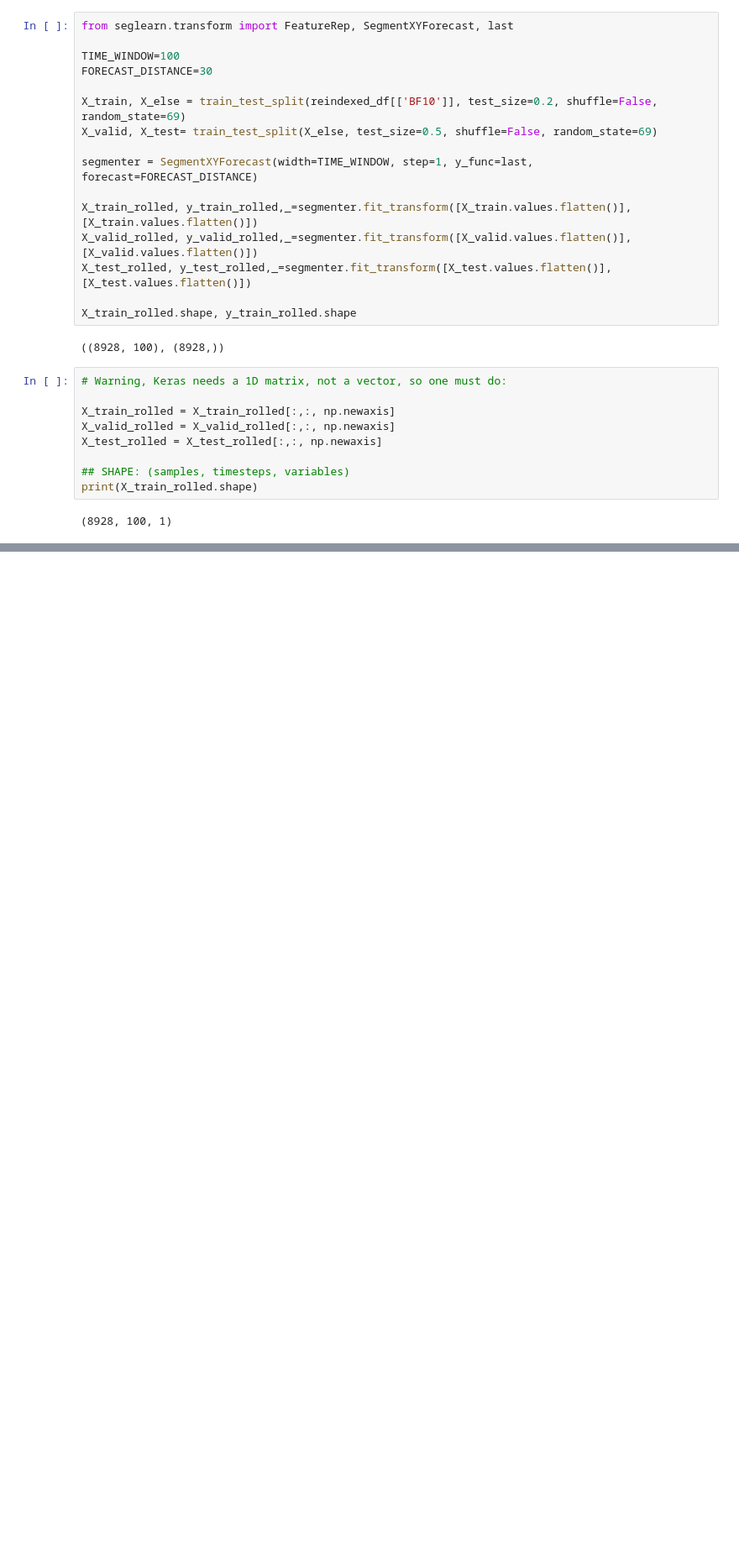
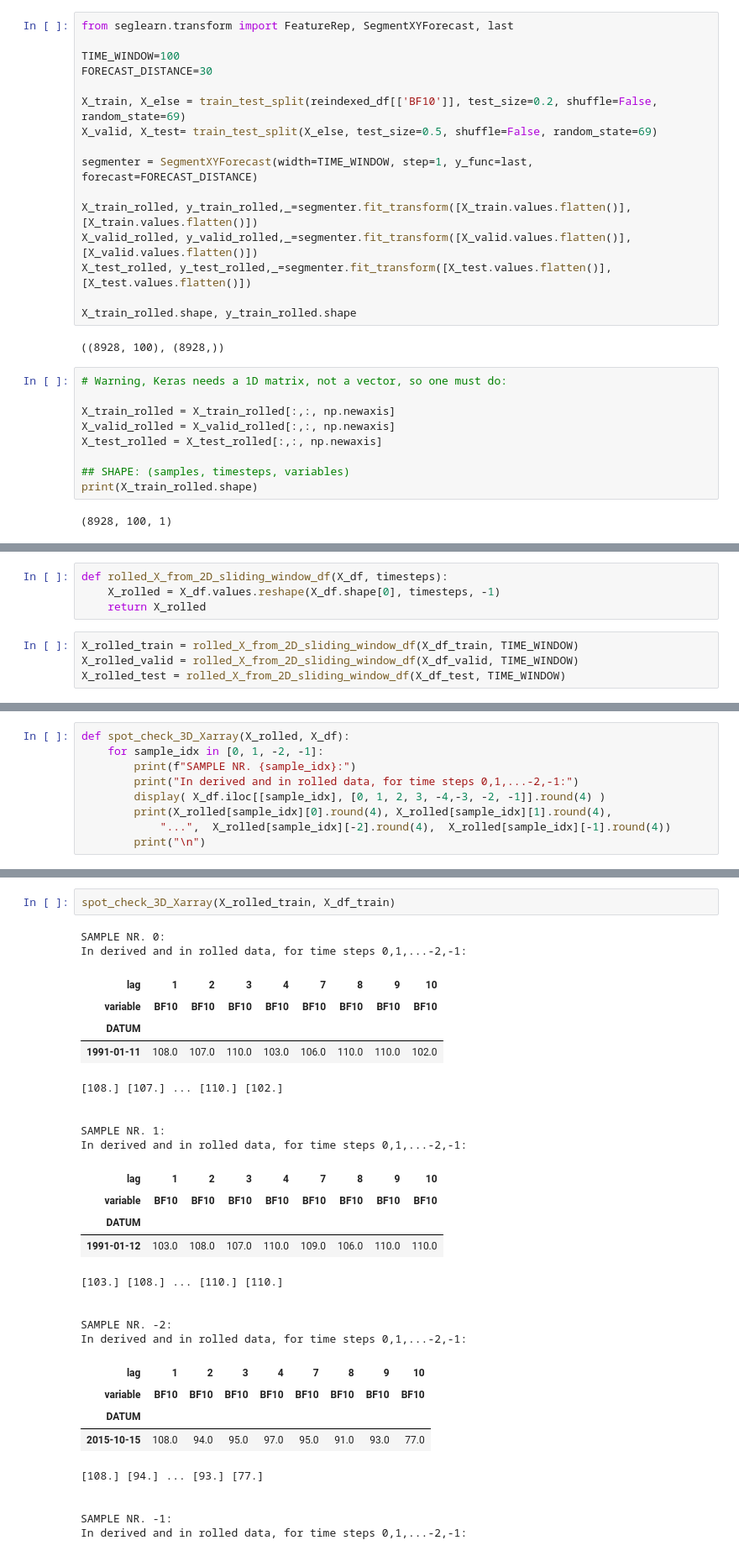
Before and after one commit to RompfRobert/Machine_Learning_and_Deep_Learning, a Jupyter notebook: Capstone-Project/test.ipynb, the cells around one changed output, grey strips where cells are left out. Shown: that part at 84% size. Drawn from its saved outputs; the diff is of its cells as text; blank space fills up the shorter version.

```diff
--- a/Capstone-Project/test.ipynb
+++ b/Capstone-Project/test.ipynb
@@ -324,0 +457,8 @@ plt.show()
+# %%
+def rolled_X_from_2D_sliding_window_df(X_df, timesteps):
+    X_rolled = X_df.values.reshape(X_df.shape[0], timesteps, -1)
+    return X_rolled
+# %%
+X_rolled_train = rolled_X_from_2D_sliding_window_df(X_df_train, TIME_WINDOW)
+X_rolled_valid = rolled_X_from_2D_sliding_window_df(X_df_valid, TIME_WINDOW)
+X_rolled_test = rolled_X_from_2D_sliding_window_df(X_df_test, TIME_WINDOW)
@@ -324,0 +497,9 @@ plt.show()
+# %%
+def spot_check_3D_Xarray(X_rolled, X_df):
+    for sample_idx in [0, 1, -2, -1]:
+        print(f"SAMPLE NR. {sample_idx}:")
+        print("In derived and in rolled data, for time steps 0,1,...-2,-1:")
+        display( X_df.iloc[[sample_idx], [0, 1, 2, 3, -4,-3, -2, -1]].round(4) )
+        print(X_rolled[sample_idx][0].round(4), X_rolled[sample_idx][1].round(4),
+            "...",  X_rolled[sample_idx][-2].round(4),  X_rolled[sample_idx][-1].round(4))
+        print("\n")
@@ -324,0 +510,32 @@ plt.show()
+# %%
+spot_check_3D_Xarray(X_rolled_train, X_df_train)
+# %% [output]
+SAMPLE NR. 0:
+In derived and in rolled data, for time steps 0,1,...-2,-1:
+| lag | 1 | 2 | 3 | 4 | 7 | 8 | 9 | 10 |
+| variable | BF10 | BF10 | BF10 | BF10 | BF10 | BF10 | BF10 | BF10 |
+| DATUM |  |  |  |  |  |  |  |  |
+| 1991-01-11 | 108.0 | 107.0 | 110.0 | 103.0 | 106.0 | 110.0 | 110.0 | 102.0 |
+[108.] [107.] ... [110.] [102.]
+
+
+SAMPLE NR. 1:
+In derived and in rolled data, for time steps 0,1,...-2,-1:
+| lag | 1 | 2 | 3 | 4 | 7 | 8 | 9 | 10 |
+| variable | BF10 | BF10 | BF10 | BF10 | BF10 | BF10 | BF10 | BF10 |
+| DATUM |  |  |  |  |  |  |  |  |
+| 1991-01-12 | 103.0 | 108.0 | 107.0 | 110.0 | 109.0 | 106.0 | 110.0 | 110.0 |
+[103.] [108.] ... [110.] [110.]
+
+
+SAMPLE NR. -2:
+In derived and in rolled data, for time steps 0,1,...-2,-1:
+| lag | 1 | 2 | 3 | 4 | 7 | 8 | 9 | 10 |
+| variable | BF10 | BF10 | BF10 | BF10 | BF10 | BF10 | BF10 | BF10 |
+| DATUM |  |  |  |  |  |  |  |  |
+| 2015-10-15 | 108.0 | 94.0 | 95.0 | 97.0 | 95.0 | 91.0 | 93.0 | 77.0 |
+[108.] [94.] ... [93.] [77.]
+
+
+SAMPLE NR. -1:
+In derived and in rolled data, for time steps 0,1,...-2,-1:
```
Also changed, not shown: parts of 43 cells of this notebook, 2 other files.
